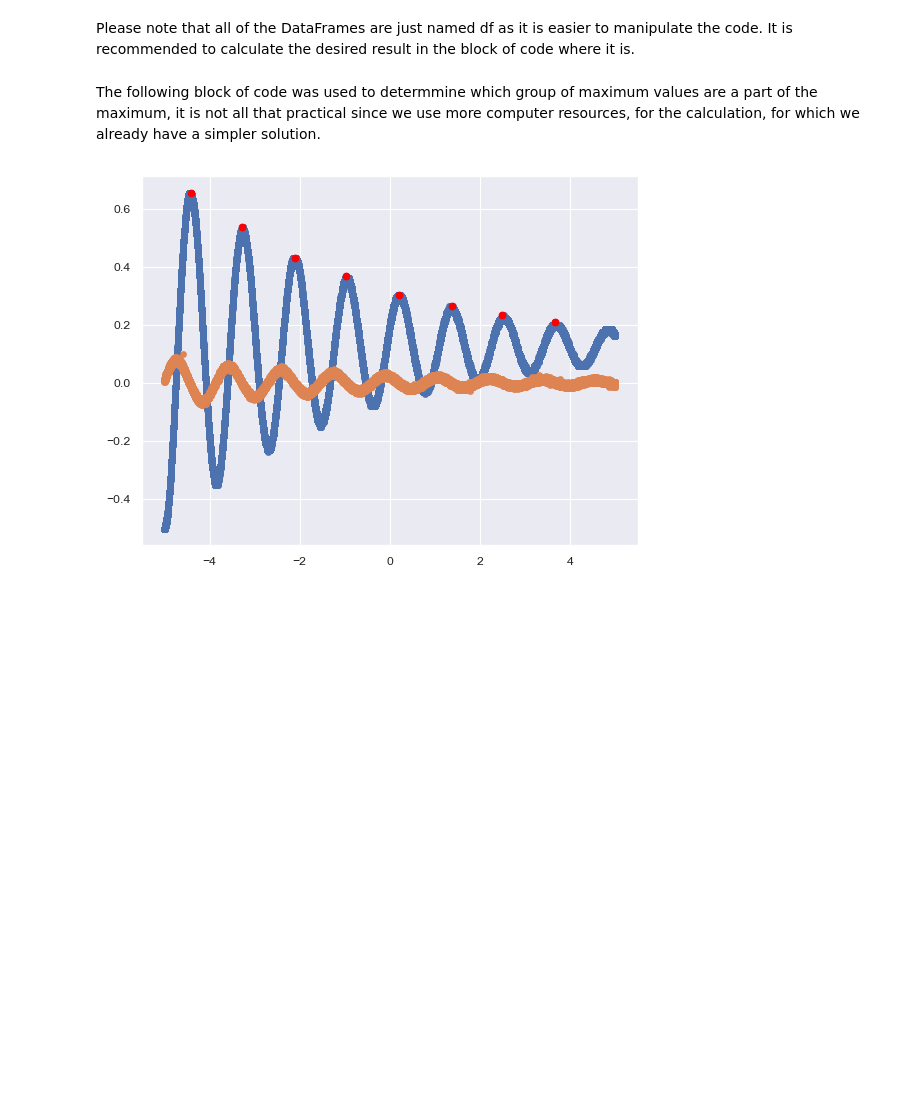
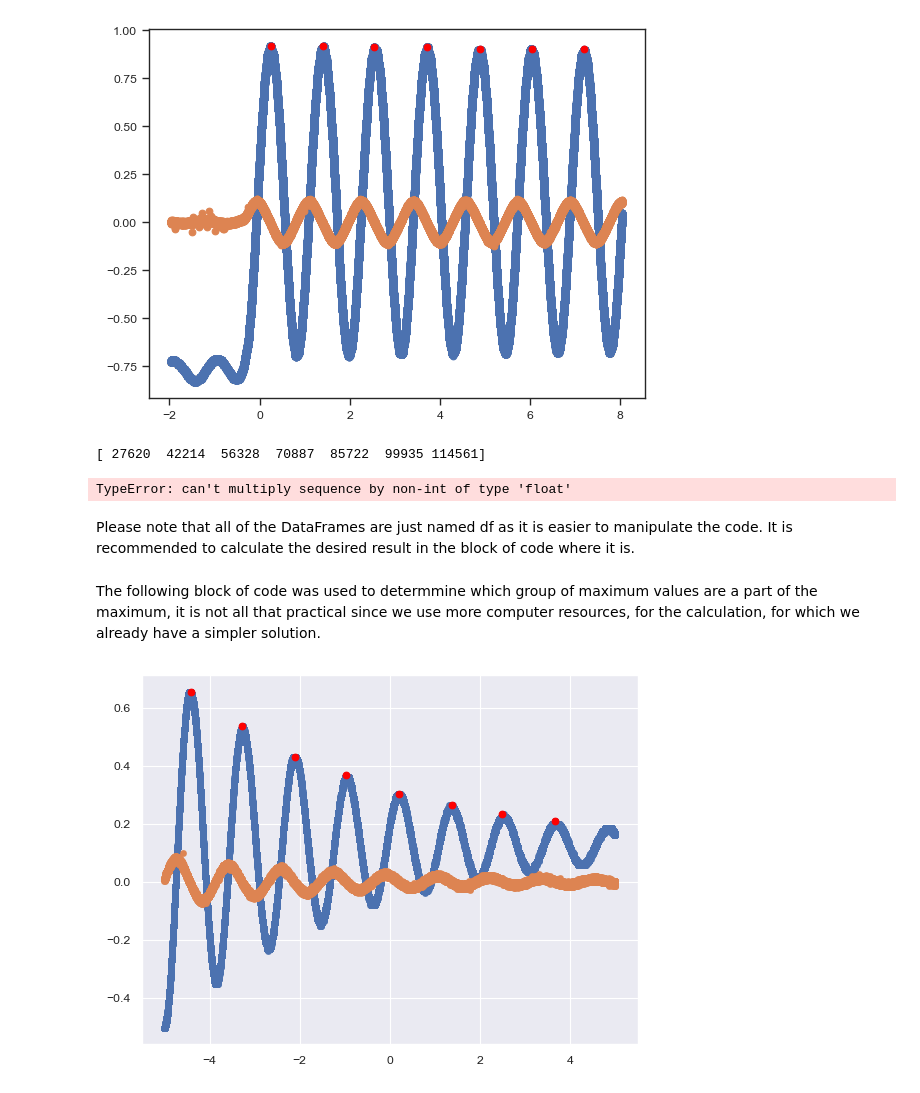
Before and after one commit to KemalOenen/Grundpraktikum2_Gruppe1_SS23, a Jupyter notebook: Versuch7/Djoxx_Pendulum.ipynb, the cells around one changed output. Cells and saved outputs as stored; diff of their text form; code cells hidden in the pictures; blank space fills up the shorter version.

```diff
--- a/Versuch7/Djoxx_Pendulum.ipynb
+++ b/Versuch7/Djoxx_Pendulum.ipynb
@@ -29,4 +29,19 @@ sns.set_theme(style="darkgrid")
 sns.set_context("paper")
+# %%
+filename="T0005.CSV"
+df=pd.read_csv(filename, header=14)
+plt.scatter(df["TIME"], df["CH1"])
+plt.scatter(df["TIME"], df["CH2"])
+peaks=scipy.signal.find_peaks(df["CH1"], prominence=0.1, distance=10000, height=0.5)
+plt.scatter(df["TIME"][peaks[0]], df["CH1"][peaks[0]], color="red")
+plt.show()
+print(peaks[0])
+res_period_1=calculateTimeIntervall(filename, peaks[0])
+print("Period of the undamped Oscillator: " + str(res_period_1))
+# %% [output]
+[figure, added]
+[ 27620  42214  56328  70887  85722  99935 114561]
+TypeError: can't multiply sequence by non-int of type 'float'
 # %% [markdown]
 Please note that all of the DataFrames are just named df as it is easier to manipulate the code.
 It is recommended to calculate the desired result in the block of code where it is.
```
Also changed, not shown: parts of 4 cells of this notebook, 2 other files.
